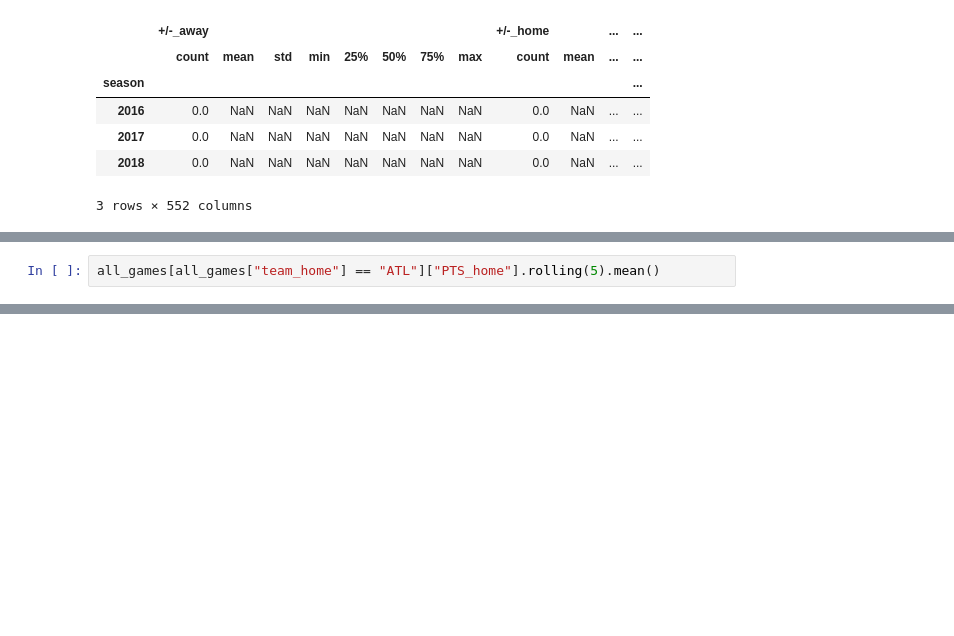
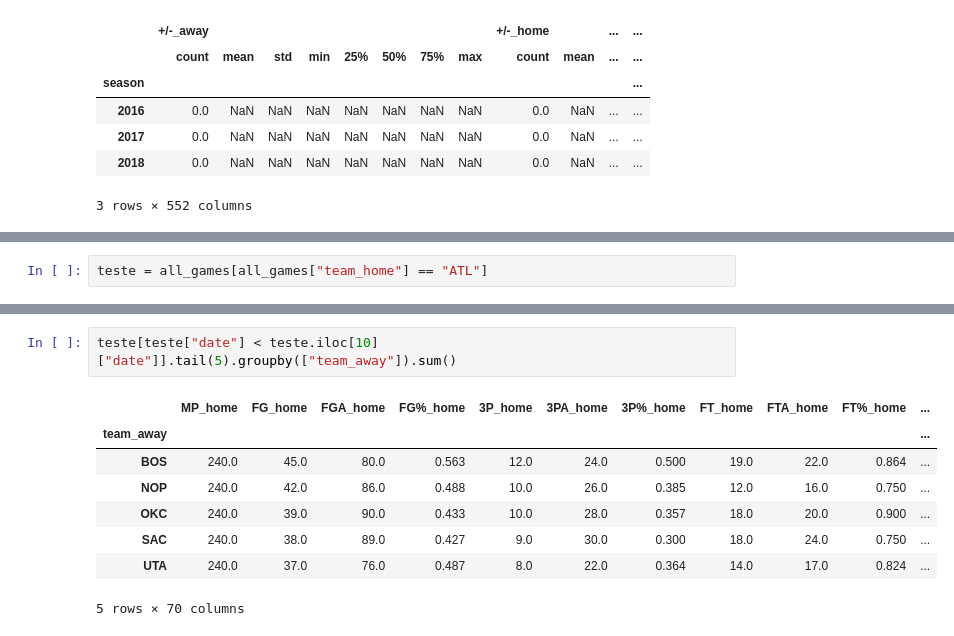
Before and after one commit to rafaelgasp/nba_games, a Jupyter notebook: Junta_DataFrames.ipynb, the cells around one changed output, grey strips where cells are left out. Drawn from its saved outputs; the diff is of its cells as text; blank space fills up the shorter version.

```diff
--- a/Junta_DataFrames.ipynb
+++ b/Junta_DataFrames.ipynb
@@ -315,2 +337,2 @@ all_games[all_games["team_away"] == "ATL"].groupby('season').describe()
 # %%
-all_games[all_games["team_home"] == "ATL"]["PTS_home"].rolling(5).mean()
+teste = all_games[all_games["team_home"] == "ATL"]
@@ -334,0 +395,11 @@ Name: PTS_home, Length: 114, dtype: float64
+# %%
+teste[teste["date"] < teste.iloc[10]["date"]].tail(5).groupby(["team_away"]).sum()
+# %% [output]
+|  | MP_home | FG_home | FGA_home | FG%_home | 3P_home | 3PA_home | 3P%_home | FT_home | FTA_home | FT%_home | ... |
+| team_away |  |  |  |  |  |  |  |  |  |  | ... |
+| BOS | 240.0 | 45.0 | 80.0 | 0.563 | 12.0 | 24.0 | 0.500 | 19.0 | 22.0 | 0.864 | ... |
+| NOP | 240.0 | 42.0 | 86.0 | 0.488 | 10.0 | 26.0 | 0.385 | 12.0 | 16.0 | 0.750 | ... |
+| OKC | 240.0 | 39.0 | 90.0 | 0.433 | 10.0 | 28.0 | 0.357 | 18.0 | 20.0 | 0.900 | ... |
+| SAC | 240.0 | 38.0 | 89.0 | 0.427 | 9.0 | 30.0 | 0.300 | 18.0 | 24.0 | 0.750 | ... |
+| UTA | 240.0 | 37.0 | 76.0 | 0.487 | 8.0 | 22.0 | 0.364 | 14.0 | 17.0 | 0.824 | ... |
+5 rows × 70 columns
```
Also changed, not shown: parts of 9 cells of this notebook.
